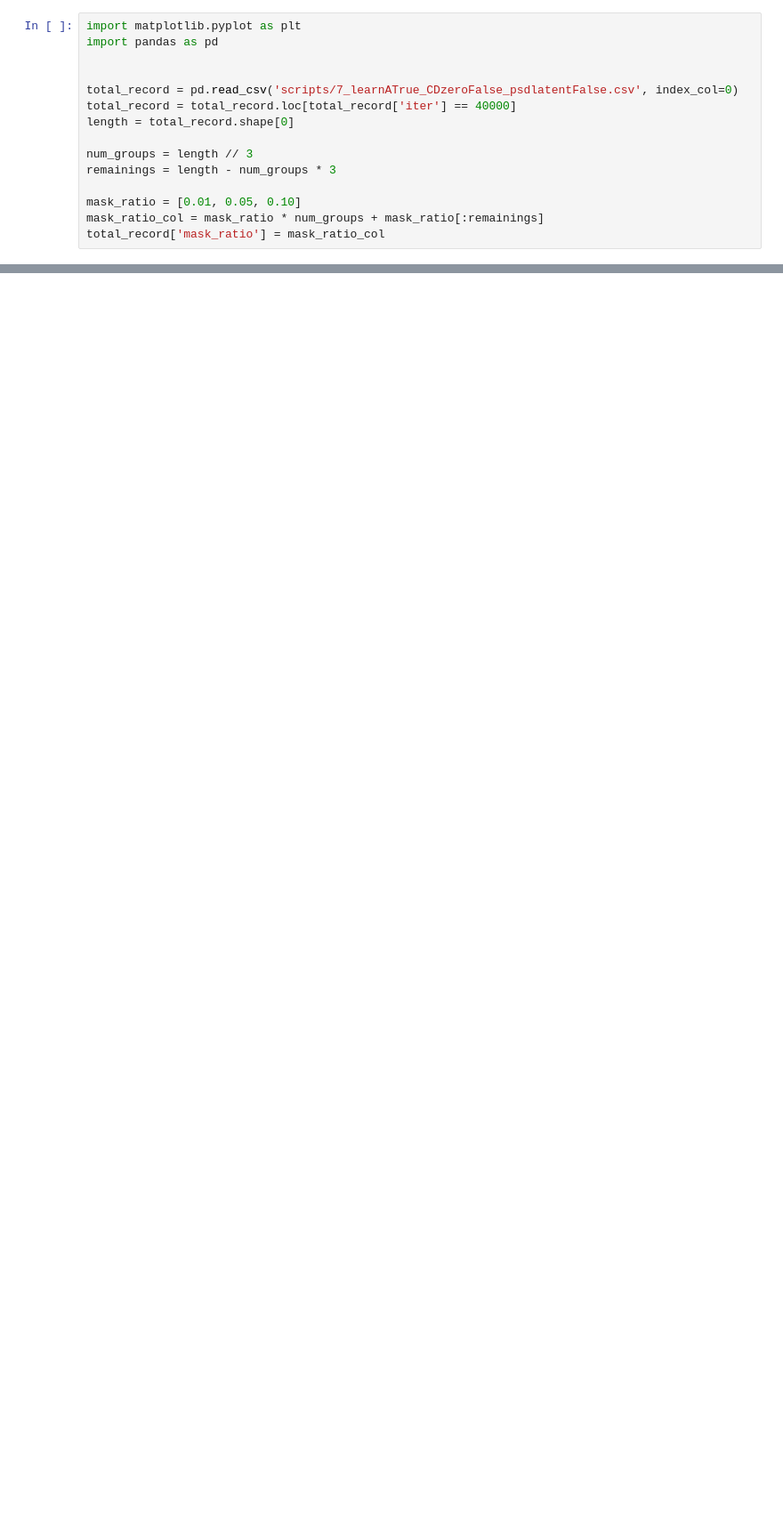
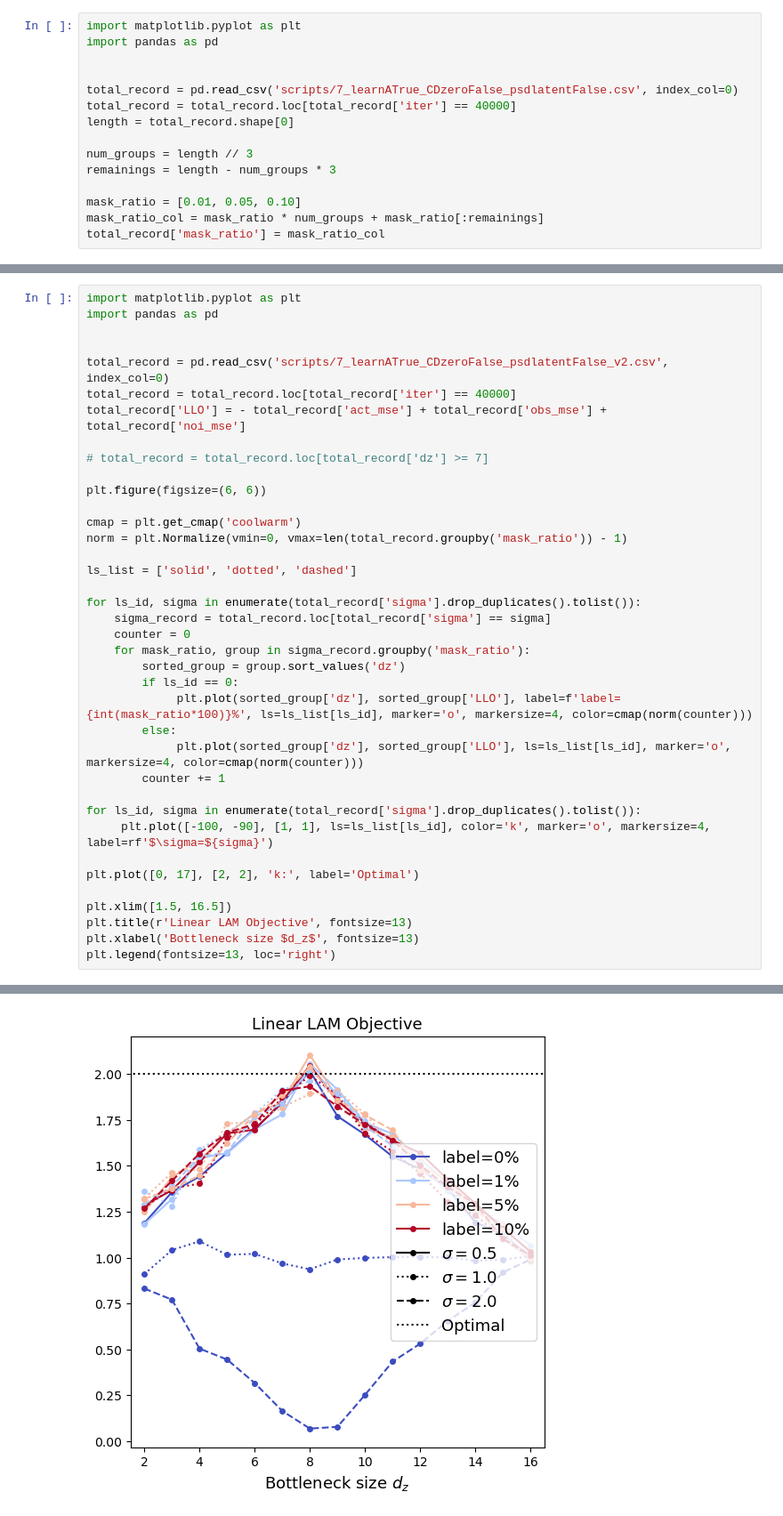
Before and after one commit to zhangchuheng123/LinearLAM, a Jupyter notebook: script20250319_new_7.ipynb, the cells around one changed output, grey strips where cells are left out. Shown: that part at 89% size. Cells and saved outputs as stored; diff of their text form; blank space fills up the shorter version.

```diff
--- a/script20250319_new_7.ipynb
+++ b/script20250319_new_7.ipynb
@@ -50,0 +51,39 @@ plt.legend(fontsize=13, loc='right')
+# %%
+import matplotlib.pyplot as plt
+import pandas as pd
+
+
+total_record = pd.read_csv('scripts/7_learnATrue_CDzeroFalse_psdlatentFalse_v2.csv', index_col=0)
+total_record = total_record.loc[total_record['iter'] == 40000]
+total_record['LLO'] = - total_record['act_mse'] + total_record['obs_mse'] + total_record['noi_mse']
+
+# total_record = total_record.loc[total_record['dz'] >= 7]
+
+plt.figure(figsize=(6, 6))
+
+cmap = plt.get_cmap('coolwarm')
+norm = plt.Normalize(vmin=0, vmax=len(total_record.groupby('mask_ratio')) - 1)
+
+ls_list = ['solid', 'dotted', 'dashed']
+
+for ls_id, sigma in enumerate(total_record['sigma'].drop_duplicates().tolist()):
+    sigma_record = total_record.loc[total_record['sigma'] == sigma]
+    counter = 0
+    for mask_ratio, group in sigma_record.groupby('mask_ratio'):
+        sorted_group = group.sort_values('dz')
+        if ls_id == 0:
+             plt.plot(sorted_group['dz'], sorted_group['LLO'], label=f'label={int(mask_ratio*100)}%', ls=ls_list[ls_id], marker='o', markersize=4, color=cmap(norm(counter)))
+        else:
+             plt.plot(sorted_group['dz'], sorted_group['LLO'], ls=ls_list[ls_id], marker='o', markersize=4, color=cmap(norm(counter)))
+        counter += 1
+
+for ls_id, sigma in enumerate(total_record['sigma'].drop_duplicates().tolist()):
+     plt.plot([-100, -90], [1, 1], ls=ls_list[ls_id], color='k', marker='o', markersize=4, label=rf'$\sigma=${sigma}')
+
+plt.plot([0, 17], [2, 2], 'k:', label='Optimal')
+
+plt.xlim([1.5, 16.5])
+plt.title(r'Linear LAM Objective', fontsize=13)
+plt.xlabel('Bottleneck size $d_z$', fontsize=13)
+plt.legend(fontsize=13, loc='right')
+# %% [output]
@@ -50,0 +91 @@ plt.legend(fontsize=13, loc='right')
+[figure, added]
```
Also changed, not shown: parts of 3 cells of this notebook, 9 other files.
